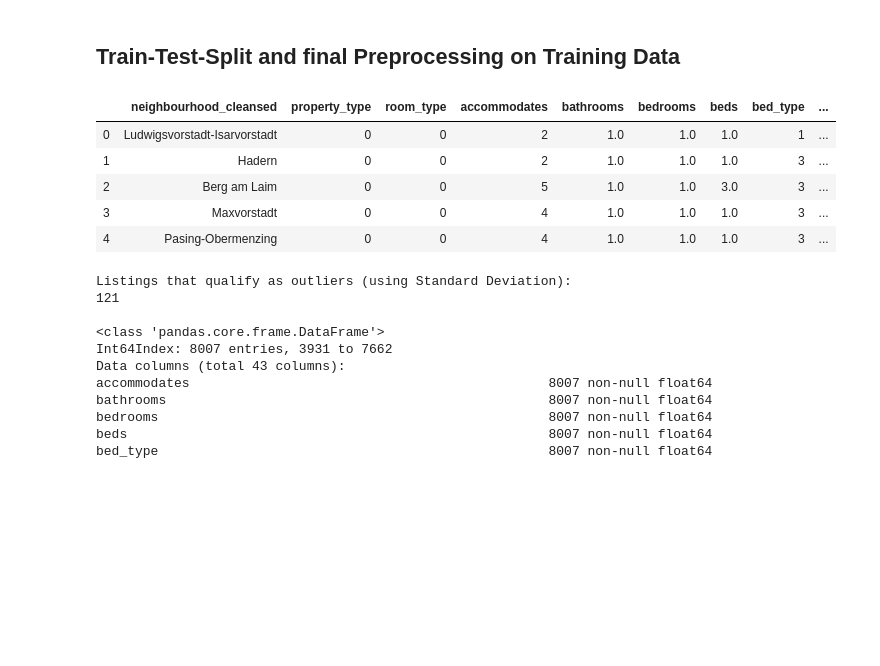
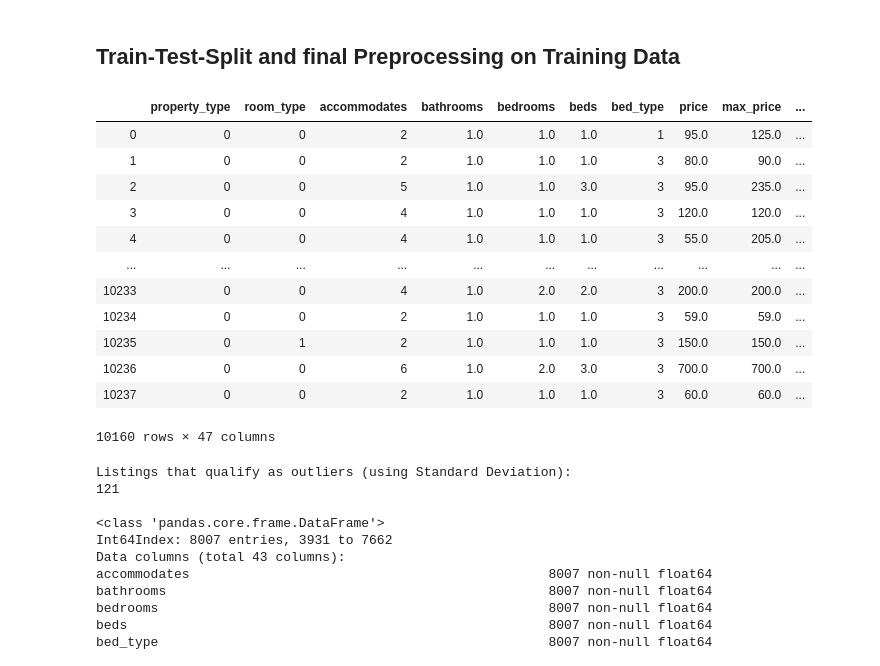
Before and after one commit to dschweim/DataMiningAirbnb, a Jupyter notebook: AirbnbMunich.ipynb, the cells around one changed output. Drawn from its saved outputs; the diff is of its cells as text; code cells hidden in the pictures; blank space fills up the shorter version.

Commit message:
drop colum neighbourhood_cleansed again

```diff
--- a/AirbnbMunich.ipynb
+++ b/AirbnbMunich.ipynb
@@ -719,19 +719,27 @@ for row in munich.itertuples():
             munich.loc[row.Index, element.lower()] = 1
 
 # Delete initial column neighbourhood_cleansed
-#munich = munich.drop(columns = 'neighbourhood_cleansed')
+munich = munich.drop(columns = 'neighbourhood_cleansed')
 # %% [markdown]
 ## Train-Test-Split and final Preprocessing on Training Data
 # %%
 pd.set_option('display.max_columns', 200)
-munich.head()
+pd.set_option('display.max_rows', 200)
+munich
 # %% [output]
-|  | neighbourhood_cleansed | property_type | room_type | accommodates | bathrooms | bedrooms | beds | bed_type | ... |
-| 0 | Ludwigsvorstadt-Isarvorstadt | 0 | 0 | 2 | 1.0 | 1.0 | 1.0 | 1 | ... |
-| 1 | Hadern | 0 | 0 | 2 | 1.0 | 1.0 | 1.0 | 3 | ... |
-| 2 | Berg am Laim | 0 | 0 | 5 | 1.0 | 1.0 | 3.0 | 3 | ... |
-| 3 | Maxvorstadt | 0 | 0 | 4 | 1.0 | 1.0 | 1.0 | 3 | ... |
-| 4 | Pasing-Obermenzing | 0 | 0 | 4 | 1.0 | 1.0 | 1.0 | 3 | ... |
+|  | property_type | room_type | accommodates | bathrooms | bedrooms | beds | bed_type | price | max_price | ... |
+| 0 | 0 | 0 | 2 | 1.0 | 1.0 | 1.0 | 1 | 95.0 | 125.0 | ... |
+| 1 | 0 | 0 | 2 | 1.0 | 1.0 | 1.0 | 3 | 80.0 | 90.0 | ... |
+| 2 | 0 | 0 | 5 | 1.0 | 1.0 | 3.0 | 3 | 95.0 | 235.0 | ... |
+| 3 | 0 | 0 | 4 | 1.0 | 1.0 | 1.0 | 3 | 120.0 | 120.0 | ... |
+| 4 | 0 | 0 | 4 | 1.0 | 1.0 | 1.0 | 3 | 55.0 | 205.0 | ... |
+| ... | ... | ... | ... | ... | ... | ... | ... | ... | ... | ... |
+| 10233 | 0 | 0 | 4 | 1.0 | 2.0 | 2.0 | 3 | 200.0 | 200.0 | ... |
+| 10234 | 0 | 0 | 2 | 1.0 | 1.0 | 1.0 | 3 | 59.0 | 59.0 | ... |
+| 10235 | 0 | 1 | 2 | 1.0 | 1.0 | 1.0 | 3 | 150.0 | 150.0 | ... |
+| 10236 | 0 | 0 | 6 | 1.0 | 2.0 | 3.0 | 3 | 700.0 | 700.0 | ... |
+| 10237 | 0 | 0 | 2 | 1.0 | 1.0 | 1.0 | 3 | 60.0 | 60.0 | ... |
+10160 rows × 47 columns
 # %%
 # drop unused features
 munich = munich.drop(columns = ['property_type', 'room_type', 'price'])
```
